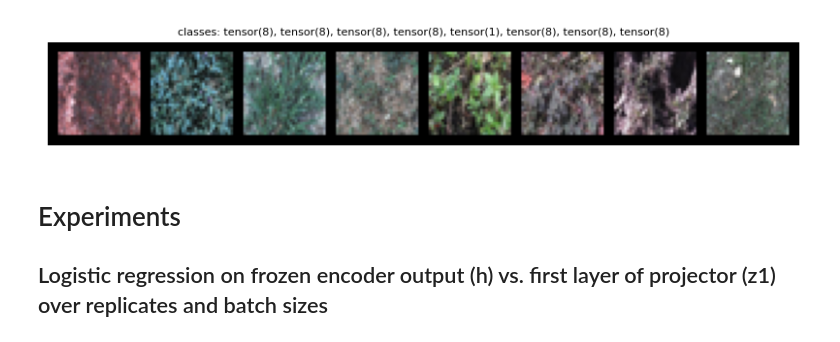
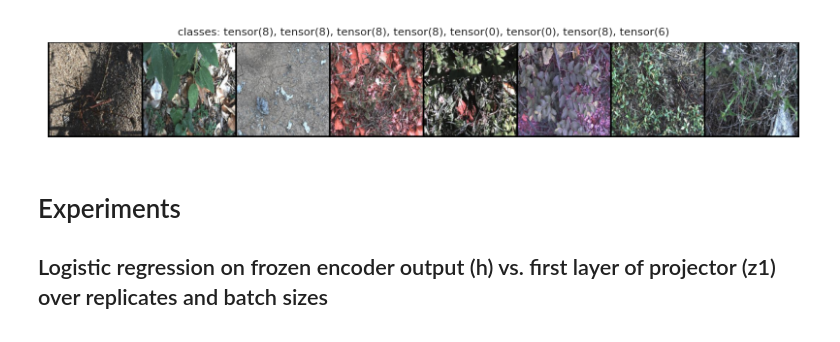
Before and after one commit to BlueRiverTechnology/simclr-takehome, a Jupyter notebook: play.ipynb, the cells around one changed output. Cells and saved outputs as stored; diff of their text form; code cells hidden in the pictures.

```diff
--- a/play.ipynb
+++ b/play.ipynb
@@ -25,27 +25,27 @@ display_random_deepweed_images(dataset, num_images=4)
 # %%
 def imshow(inp, title=None):
     plt.figure(figsize=(10, 5))
     inp = inp.numpy().transpose((1, 2, 0))
 
     plt.imshow(inp)
     if title is not None:
         plt.title(title, fontsize=8)
     plt.axis('off')
 
 
 data_transforms = transforms.Compose([
-    transforms.Resize(32, interpolation=transforms.InterpolationMode.BICUBIC),
-    transforms.CenterCrop(32),
+    transforms.Resize(224, interpolation=transforms.InterpolationMode.BICUBIC),
+    transforms.CenterCrop(224),
     transforms.ToTensor(),
 ])
 
 dataloader = DataLoader(
     DWDataset(Path("deepweeds"), "test_subset0", transforms=data_transforms), batch_size=8, shuffle=True, num_workers=2
 )
 inputs, classes = next(iter(dataloader))
 imshow(torchvision.utils.make_grid(inputs, padding=4), title=f"classes: {', '.join([str(x) for x in classes])}")
 # %% [output]
-[figure, old version]
+[figure, new version]
 # %% [markdown]
 # Experiments
 ## Logistic regression on frozen encoder output (h) vs. first layer of projector (z1) over replicates and batch sizes
```
Also changed, not shown: parts of 10 cells of this notebook, 3 other files.
